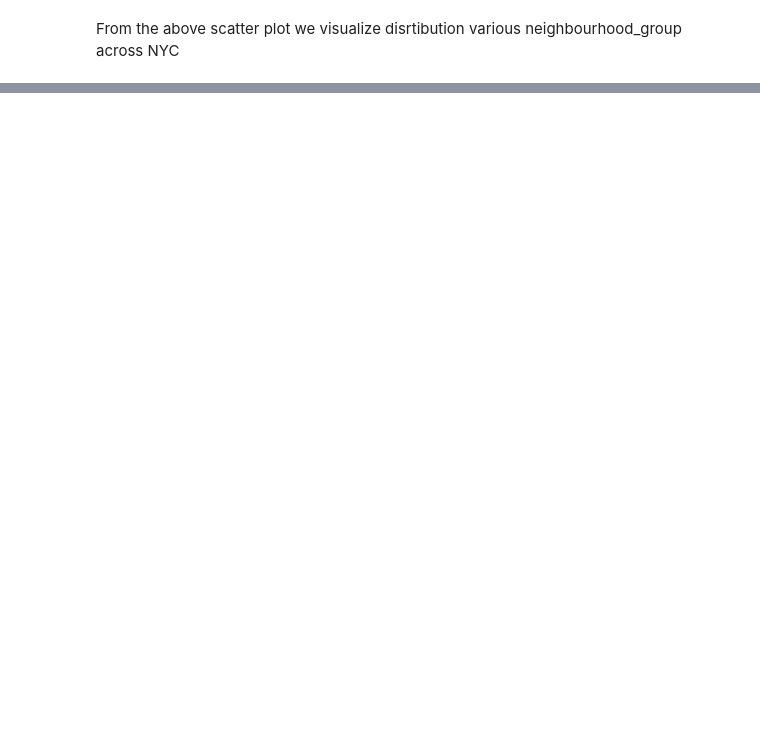
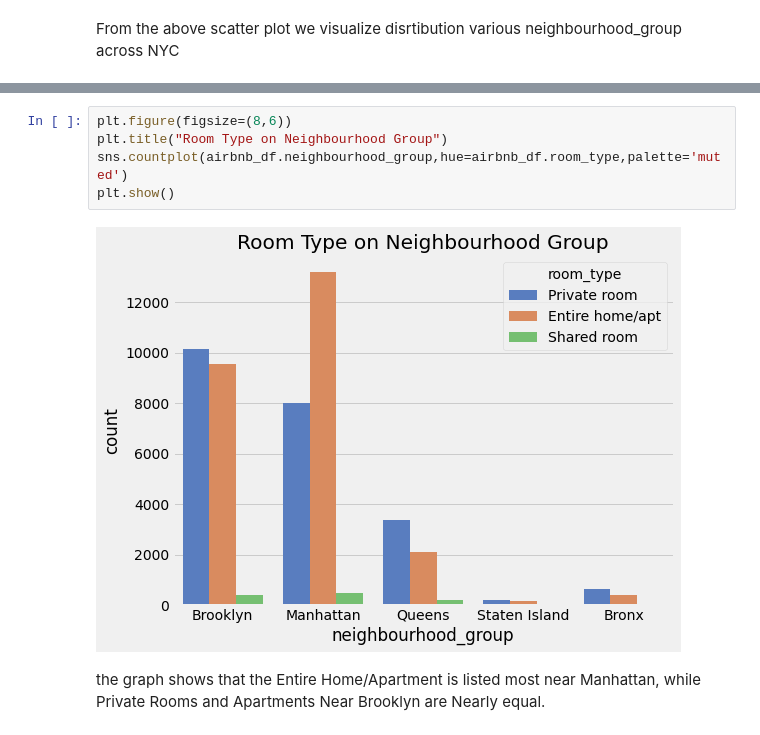
Before and after one commit to nishigandha2/airbnb-booking-analysis, a Jupyter notebook: AIRBNB_.ipynb, the cells around one changed output, grey strips where cells are left out. Cells and saved outputs as stored; diff of their text form; blank space fills up the shorter version.

```diff
--- a/AIRBNB_.ipynb
+++ b/AIRBNB_.ipynb
@@ -189,0 +221,9 @@ From the above scatter plot we visualize disrtibution various neighbourhood_grou
+# %%
+plt.figure(figsize=(8,6))
+plt.title("Room Type on Neighbourhood Group")
+sns.countplot(airbnb_df.neighbourhood_group,hue=airbnb_df.room_type,palette='muted')
+plt.show()
+# %% [output]
+[figure, added]
+# %% [markdown]
+the graph shows that the Entire Home/Apartment is listed most near Manhattan, while Private Rooms and Apartments Near Brooklyn are Nearly equal.
```
Also changed, not shown: parts of 8 cells of this notebook.
